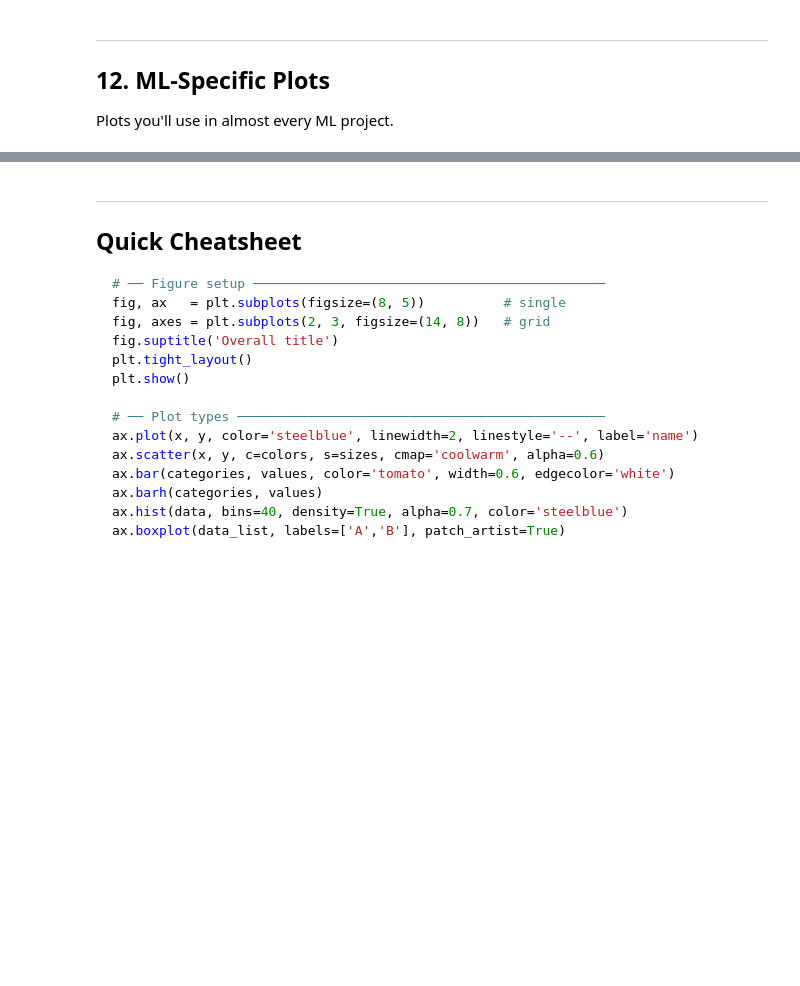
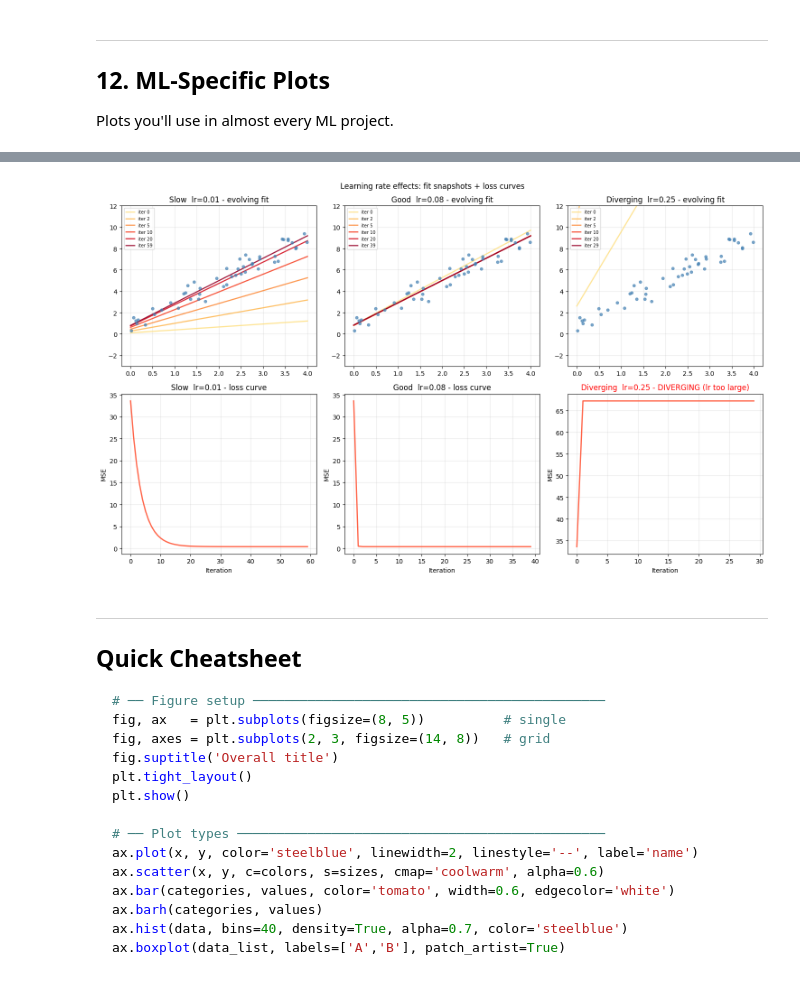
Before and after one commit to delirium95/machine_learning_course_homeworks, a Jupyter notebook: Matplotlib_Guide.ipynb, the cells around one changed output, grey strips where cells are left out. Saved outputs shown, nothing was run; the diff lists cells and outputs as text; code cells hidden in the pictures; blank space fills up the shorter version.

```diff
--- a/Matplotlib_Guide.ipynb
+++ b/Matplotlib_Guide.ipynb
@@ -602,3 +865,59 @@ plt.show()
+# %%
+import numpy as np
+import matplotlib.pyplot as plt
+
+rng = np.random.default_rng(0)
+x_d = rng.uniform(0, 4, 50)
+y_d = 2.0 * x_d + 1.0 + rng.normal(0, 0.6, 50)
+X_b = np.column_stack([np.ones_like(x_d), x_d])
+
+def run_gd(lr, n_iter):
+    w = np.array([0.0, 0.0])
+    snapshots, losses = [], []
+    for i in range(n_iter):
+        err  = X_b @ w - y_d
+        grad = (2 / len(y_d)) * X_b.T @ err
+        w    = w - lr * grad
+        losses.append(np.mean(err**2))
+        if i in [0, 2, 5, 10, 20, n_iter-1]:
+            snapshots.append((i, w.copy()))
+    return snapshots, losses
+
+fig, axes = plt.subplots(2, 3, figsize=(15, 9))
+x_line = np.linspace(0, 4, 100)
+configs = [(0.01, 60, 'Slow  lr=0.01'), (0.08, 40, 'Good  lr=0.08'), (0.25, 30, 'Diverging  lr=0.25')]
+
+for col, (lr, n_iter, title) in enumerate(configs):
+    snapshots, losses = run_gd(lr, n_iter)
+
+    ax = axes[0, col]
+    ax.scatter(x_d, y_d, color='steelblue', s=18, zorder=5, alpha=0.7)
+    cmap = plt.cm.YlOrRd
+    for idx, (it, w) in enumerate(snapshots):
+        c = cmap(0.2 + 0.75 * idx / max(len(snapshots)-1, 1))
+        ax.plot(x_line, w[0] + w[1]*x_line, color=c, linewidth=1.8, alpha=0.9,
+                label='iter {}'.format(it))
+    ax.set_ylim(-3, 12)
+    ax.set_title(title + ' - evolving fit')
+    ax.legend(fontsize=7, loc='upper left')
+    ax.grid(True, alpha=0.3)
+
+    ax2 = axes[1, col]
+    clipped = np.clip(losses, 0, losses[0]*2)
+    ax2.plot(clipped, color='tomato', linewidth=2)
+    ax2.set_xlabel('Iteration')
+    ax2.set_ylabel('MSE')
+    if max(losses) > losses[0] * 1.5:
+        ax2.set_title(title + ' - DIVERGING (lr too large)', color='red')
+    else:
+        ax2.set_title(title + ' - loss curve')
+    ax2.grid(True, alpha=0.3)
+
+plt.suptitle('Learning rate effects: fit snapshots + loss curves', fontsize=12)
+plt.tight_layout()
+plt.show()
+# %% [output]
+[figure, added]
 # %% [markdown]
 ---
 ## Quick Cheatsheet
```
Also changed, not shown: parts of 22 cells of this notebook, 3 other files.
